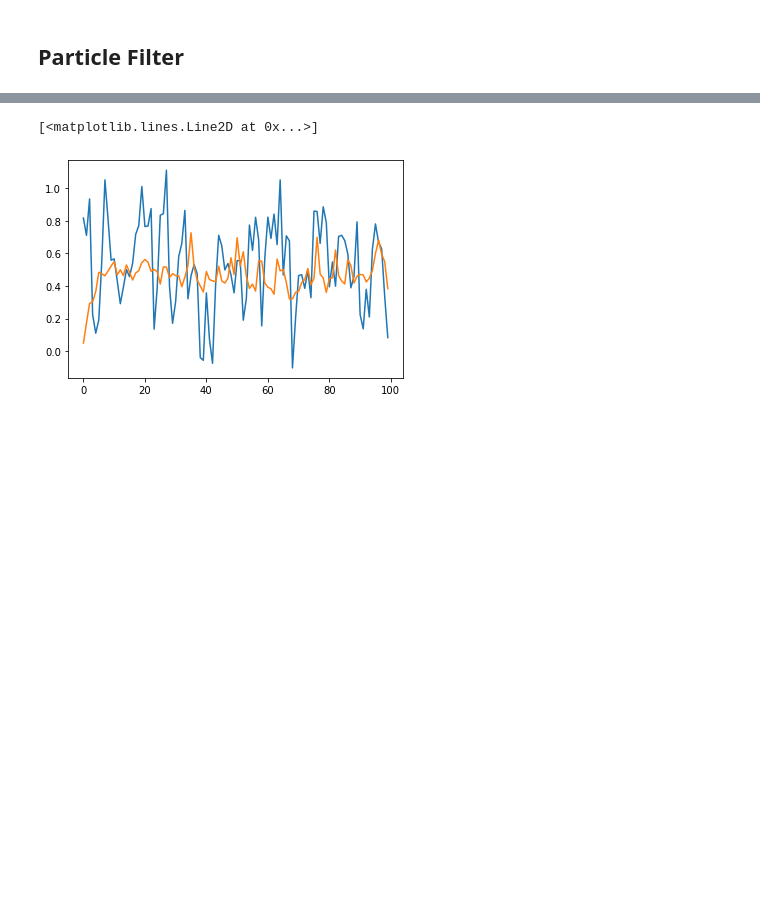
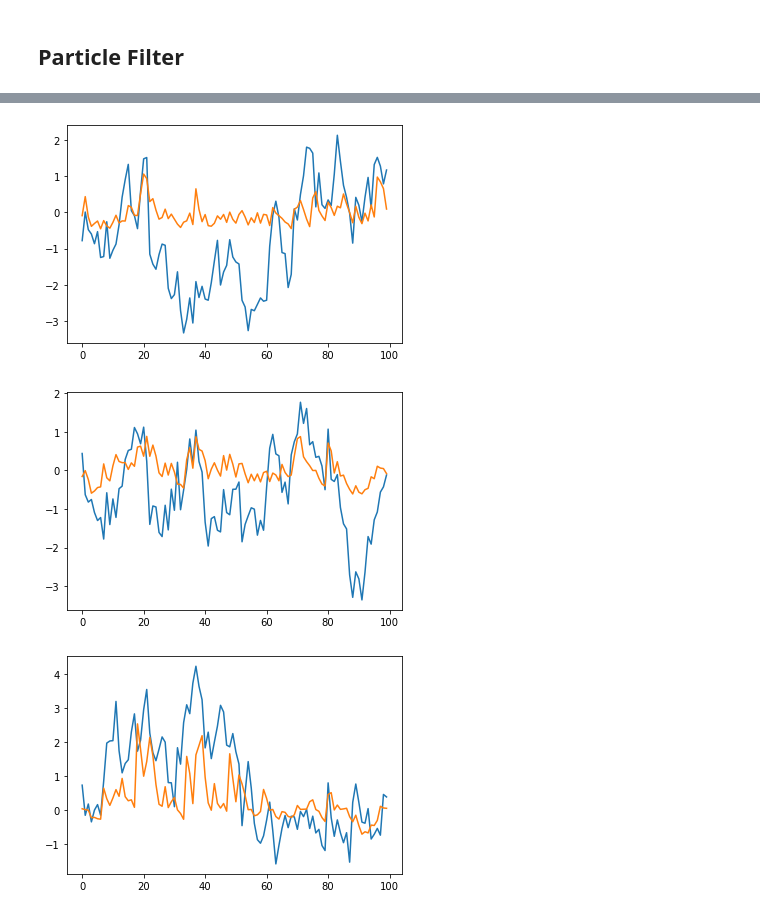
Before and after one commit to JTT94/filterflow, a Jupyter notebook: notebooks/examples/FactorStoVol.ipynb, the cells around one changed output, grey strips where cells are left out. Cells and saved outputs as stored; diff of their text form; code cells hidden in the pictures; blank space fills up the shorter version.

```diff
--- a/notebooks/examples/FactorStoVol.ipynb
+++ b/notebooks/examples/FactorStoVol.ipynb
@@ -281,0 +259,5 @@ particle_filter = SMC(observation_model, transition_model, proposal_model, resam
+# %%
+# store observations
+batch_size = 1
+n_particles = 100
+dimension = K
@@ -282,2 +289,15 @@ particle_filter = SMC(observation_model, transition_model, proposal_model, resam
+# %%
+# resampling
+resampling_criterion = NeffCriterion(tf.constant(0.5), tf.constant(True))
+systematic = SystematicResampler()
+multinomial = MultinomialResampler()
+
+
+epsilon = tf.constant(0.25)
+scaling = tf.constant(0.9)
+
+regularized = RegularisedTransform(epsilon, scaling=scaling, max_iter=1000, convergence_threshold=1e-4)
 # %%
+particle_filter = SMC(observation_model, learn_transition_model, proposal_model, resampling_criterion, regularized)
 recorded_states = particle_filter(initial_state, observation_series=obs_data, n_observations=T)
+recorded_states  = attr.evolve(recorded_states)
@@ -286,12 +304,23 @@ recorded_states  = attr.evolve(recorded_states)
 # %%
-# compute states
-computed_states = []
-for t, observation in enumerate(observations):
-    state = recorded_states.read(tf.constant(t, dtype=tf.int32))
-    log_weights = state.log_weights.numpy()
-    particles = state.particles.numpy()[:,:,0]
-    weights = np.exp(log_weights)
-    computed_state = np.sum((weights * particles), axis=1)
-    computed_states.append(computed_state)
+ht = np.array([state.particles.numpy() for state in states]).squeeze() # true states
+for i in range(K):
 
-computed_states = np.array(computed_states).flatten()
+    # compute states
+    computed_states = []
+    for t, observation in enumerate(observations):
+        state = recorded_states.read(tf.constant(t, dtype=tf.int32))
+        log_weights = state.log_weights.numpy()
+        particles = state.particles.numpy()[:,:,i]
+        weights = np.exp(log_weights)
+        computed_state = np.sum((weights * particles), axis=1)
+        computed_states.append(computed_state)
+
+    computed_states = np.array(computed_states).flatten()
+
+    plt.plot(ht[:,i])
+    plt.plot(computed_states)
+    plt.show()
+# %% [output]
+[figure, added]
+[figure, added]
+[figure, added]
@@ -300,6 +326,0 @@ ht = np.array([state.particles.numpy() for state in states]).squeeze()
-# %%
-plt.plot(ht)
-plt.plot(computed_states)
-# %% [output]
-[<matplotlib.lines.Line2D at 0x...>]
-[figure, removed]
```
Also changed, not shown: parts of 26 cells of this notebook, 1 other file.
